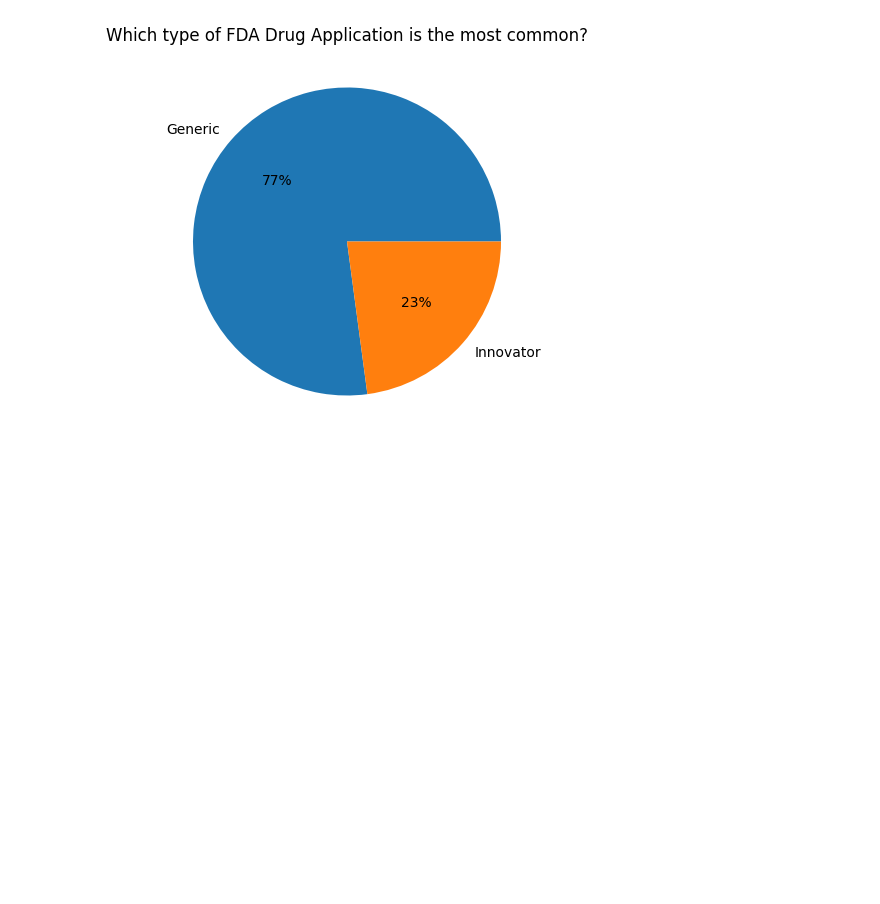
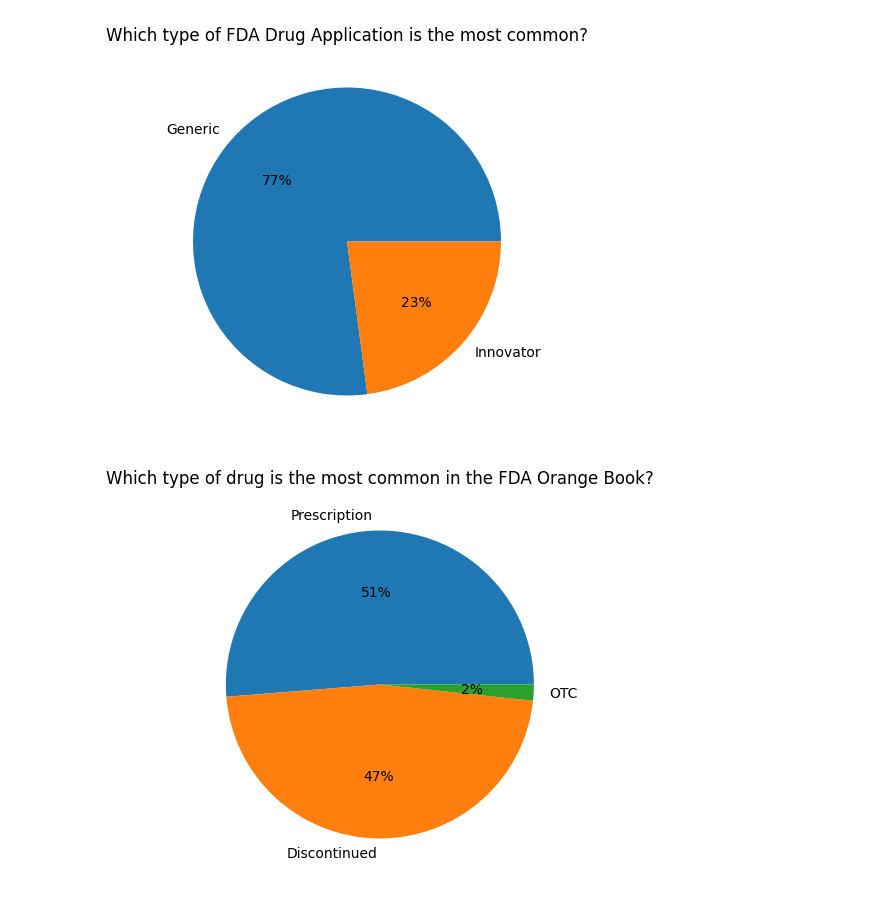
Before and after one commit to juanjomarcruz/FDA_Orange_Book_Project, a Jupyter notebook: 2_Jupyter_Notebooks/EDA_prod.ipynb, the cells around one changed output. Saved outputs shown, nothing was run; the diff lists cells and outputs as text; code cells hidden in the pictures; blank space fills up the shorter version.

```diff
--- a/2_Jupyter_Notebooks/EDA_prod.ipynb
+++ b/2_Jupyter_Notebooks/EDA_prod.ipynb
@@ -203,3 +203,14 @@ plt.title('Which type of FDA Drug Application is the most common?')
 plt.show()
 # %% [output]
 [figure]
+# %%
+#Univariate analysis for Type
+
+data = df_prod_tr_cat['Type'].value_counts()  #to build a pie plot in matplotlib we need to extract value counts
+labels = df_prod_tr_cat['Type'].value_counts().index #and we need also the labels of each category.
+plt.figure(figsize=(5,5))
+plt.pie(data, labels = labels, autopct='%1.0f%%') #autopct for auto-calculating percentage of each group. We format the percentage with just one decimal.
+plt.title('Which type of drug is the most common in the FDA Orange Book?')
+plt.show()
+# %% [output]
+[figure, added]
```
Also changed, not shown: parts of 57 cells of this notebook, 3 other files.
